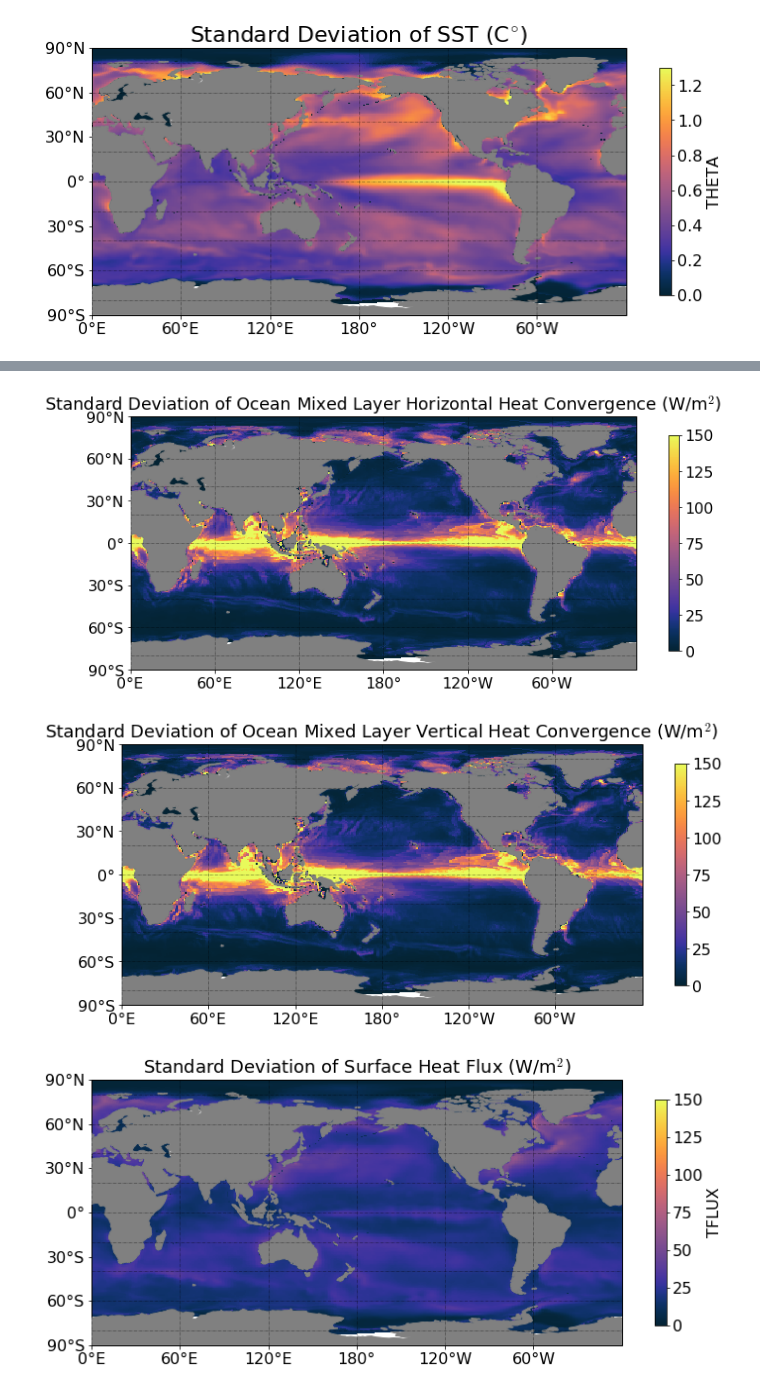
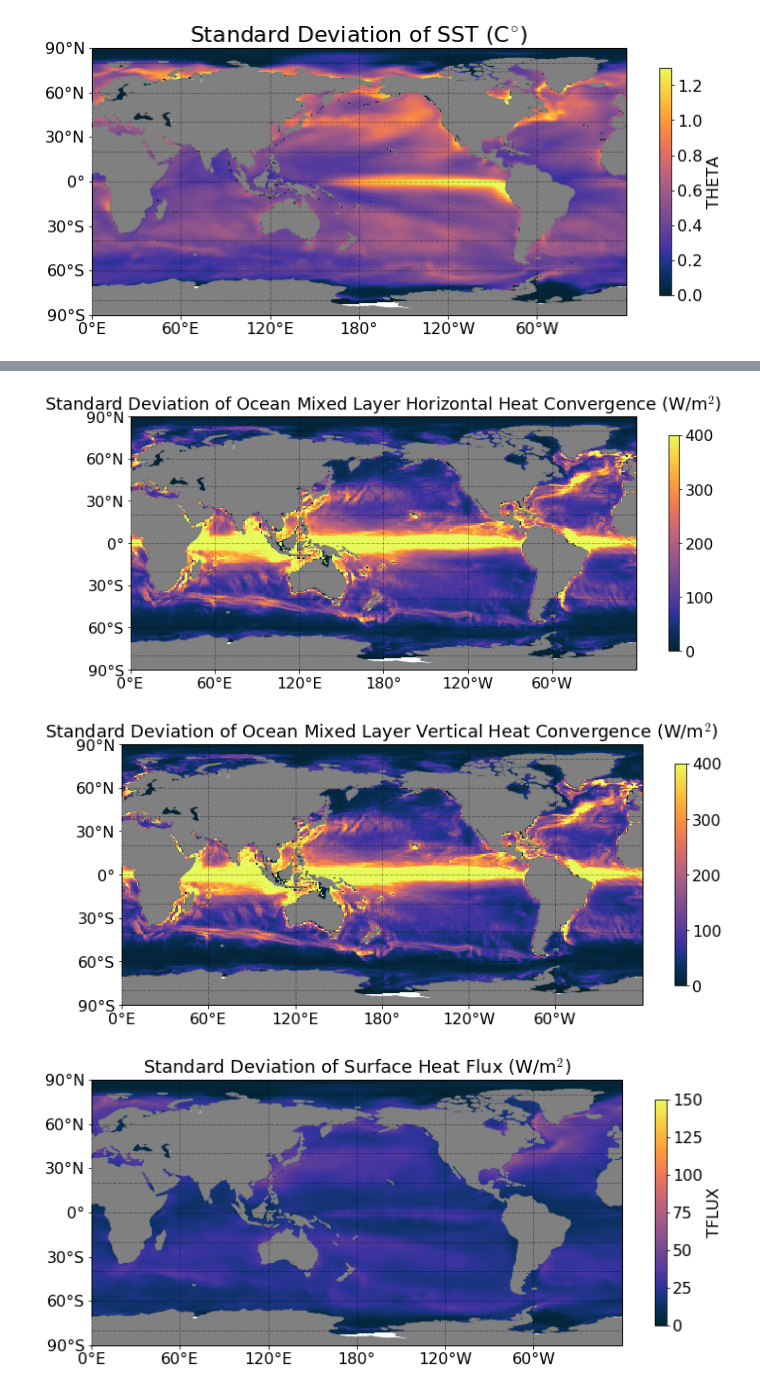
Before and after one commit to cpatrizio88/pangeo_ECCO, a Jupyter notebook: test_ecco.ipynb, the cells around one changed output, grey strips where cells are left out. Cells and saved outputs as stored; diff of their text form; code cells hidden in the pictures.

Commit message:
testing calculation of horizontal/vertical heat convergence in mixed layer

```diff
--- a/test_ecco.ipynb
+++ b/test_ecco.ipynb
@@ -598,28 +647,15 @@ ax.set_title(r'Standard Deviation of SST (C$^{\circ}$)');
 # %%
-# Vertical average of ocean heat transport over ocean mixed layer
+# Mixed layer Vertical integral of ocean heat transport
 ADVx_TH_clim = ds.ADVx_TH.groupby('time.month').mean(dim='time')
 ADVx_TH_anom = ds.ADVx_TH.groupby('time.month') - ADVx_TH_clim
 
 ADVy_TH_clim = ds.ADVy_TH.groupby('time.month').mean(dim='time')
 ADVy_TH_anom = ds.ADVy_TH.groupby('time.month') - ADVy_TH_clim
 
-v = coords.rA*coords.drF*coords.hFacC
-
-#ADVx_TH_anom = ADVx_TH_anom.where(mxlpoints)
-#ADVy_TH_anom = ADVy_TH_anom.where(mxlpoints)
-
-#ADVx_TH_anom_vint = ADVx_TH_anom.sum(dim='k')
-#ADVy_TH_anom_vint = ADVy_TH_anom.sum(dim='k')
-
-#delz = coords.drF*coords.hFacC
-delz = coords.drF*coords.hFacC
-
-#ADV_TH_diff_anom_vint = grid.diff_2d_vector({'X': ADVx_TH_anom_vint, 'Y': ADVy_TH_anom_vint}, boundary='fill')
-
 ADV_TH_diff_anom = grid.diff_2d_vector({'X': ADVx_TH_anom, 'Y': ADVy_TH_anom}, boundary='fill')
 
-ADV_TH_conv_anom_vint = -(delz*ADV_TH_diff_anom['X'].where(mxlpoints)).sum(dim='k') - (delz*ADV_TH_diff_anom['Y'].where(mxlpoints)).sum(dim='k')
+ADV_TH_conv_anom_vint = -((delz/v)*ADV_TH_diff_anom['X']).where(mxlpoints).sum(dim='k') - ((delz/v)*ADV_TH_diff_anom['Y']).where(mxlpoints).sum(dim='k')
 
 ADV_TH_std = ADV_TH_conv_anom_vint.std(dim='time')
 
-ADV_TH_std = rho0 * cp * (ADV_TH_std/v).fillna(0.).load()
+ADV_TH_std = rho0 * cp * ADV_TH_std.fillna(0.).load()
@@ -640,15 +698,15 @@ ADVr_TH_std = rho0 * cp * (ADVr_TH_std/coords.rA).fillna(0.).load()
 # %%
 # Plot standard deviation of ocean mixed layer horizontal heat convergence
-m, ax = mapper(ADV_TH_std, cmap=cmocean.cm.thermal, vmax=300, vmin=0);
+m, ax = mapper(ADV_TH_std, cmap=cmocean.cm.thermal, vmax=400, vmin=0);
 ax.set_title(r'Standard Deviation of Ocean Mixed Layer Horizontal Heat Convergence (W/m$^2$)');
 # %% [output]
-[figure, old version]
+[figure, new version]
 # %%
 # Plot standard deviation of ocean mixed layer vertical heat convergence
-m, ax = mapper(ADVr_TH_std, cmap=cmocean.cm.thermal, vmax=300, vmin=0);
+m, ax = mapper(ADVr_TH_std, cmap=cmocean.cm.thermal, vmax=400, vmin=0);
 ax.set_title(r'Standard Deviation of Ocean Mixed Layer Vertical Heat Convergence (W/m$^2$)');
 # %% [output]
-[figure, old version]
+[figure, new version]
 # %%
 # Plot standard deviation of ocean mixed layer horizontal heat convergence
 m, ax = mapper(Qs_std, cmap=cmocean.cm.thermal, vmax=150, vmin=0);
```
Also changed, not shown: parts of 14 cells of this notebook.
